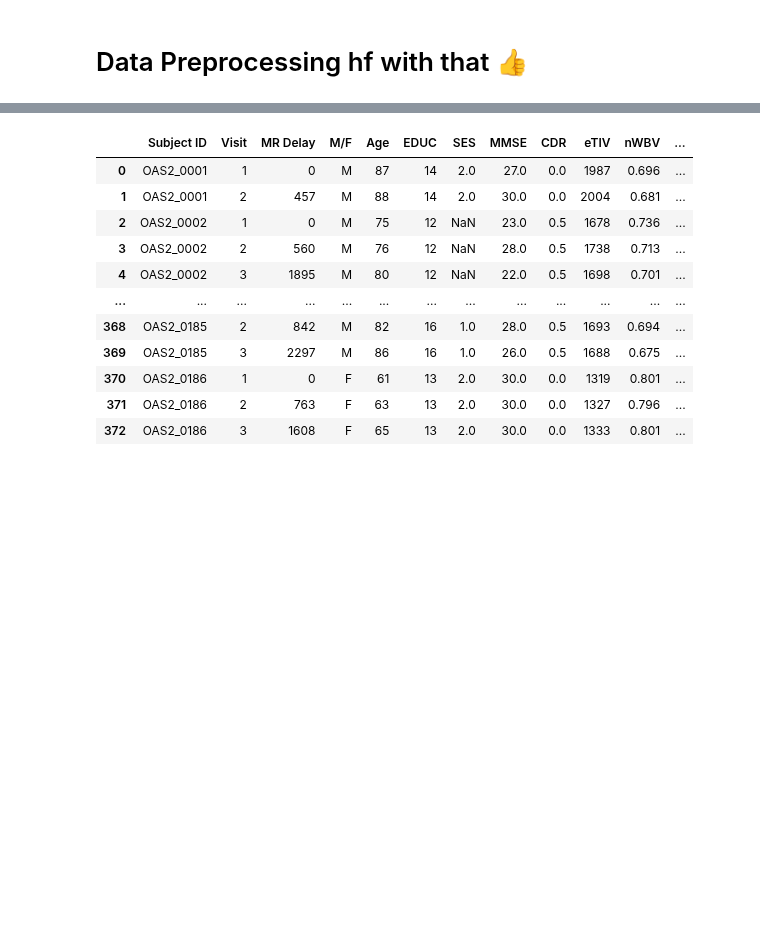
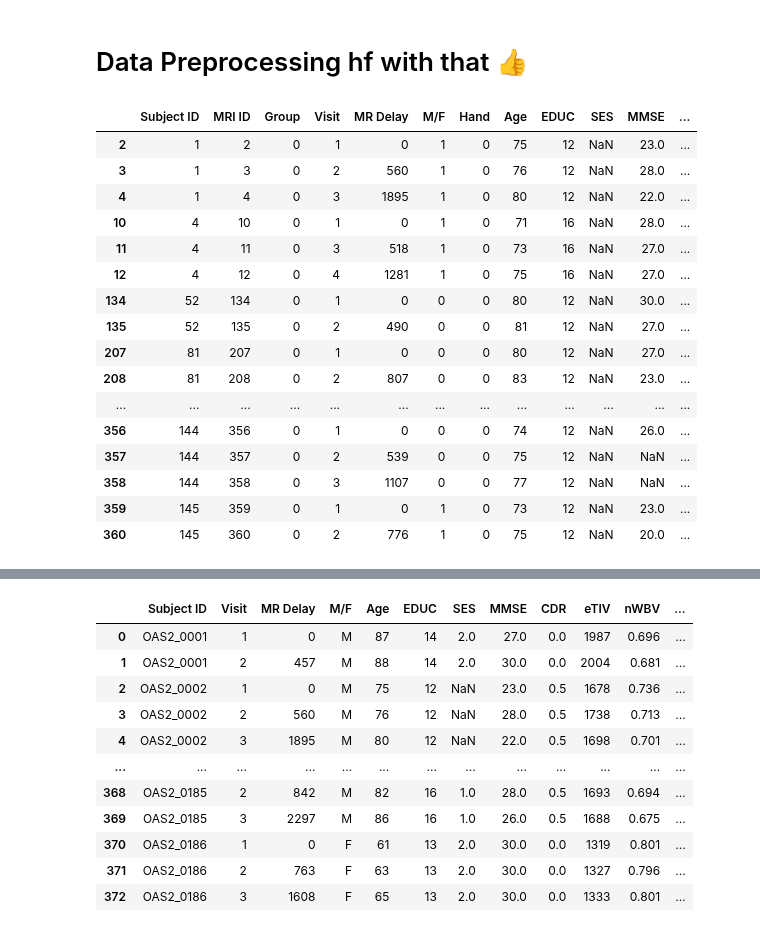
Before and after one commit to AshWz-Uni/CSS2-2025, a Jupyter notebook: datastuff.ipynb, the cells around one changed output, grey strips where cells are left out. Drawn from its saved outputs; the diff is of its cells as text; code cells hidden in the pictures; blank space fills up the shorter version.

```diff
--- a/datastuff.ipynb
+++ b/datastuff.ipynb
@@ -175,3 +170,24 @@ plt.show()
 [figure]
 # %% [markdown]
 # Data Preprocessing hf with that 👍
+# %%
+#checking for missing values in the entire dataset
+display(df[df.isna().any(axis=1)])
+# %% [output]
+|  | Subject ID | MRI ID | Group | Visit | MR Delay | M/F | Hand | Age | EDUC | SES | MMSE | ... |
+| 2 | 1 | 2 | 0 | 1 | 0 | 1 | 0 | 75 | 12 | NaN | 23.0 | ... |
+| 3 | 1 | 3 | 0 | 2 | 560 | 1 | 0 | 76 | 12 | NaN | 28.0 | ... |
+| 4 | 1 | 4 | 0 | 3 | 1895 | 1 | 0 | 80 | 12 | NaN | 22.0 | ... |
+| 10 | 4 | 10 | 0 | 1 | 0 | 1 | 0 | 71 | 16 | NaN | 28.0 | ... |
+| 11 | 4 | 11 | 0 | 3 | 518 | 1 | 0 | 73 | 16 | NaN | 27.0 | ... |
+| 12 | 4 | 12 | 0 | 4 | 1281 | 1 | 0 | 75 | 16 | NaN | 27.0 | ... |
+| 134 | 52 | 134 | 0 | 1 | 0 | 0 | 0 | 80 | 12 | NaN | 30.0 | ... |
+| 135 | 52 | 135 | 0 | 2 | 490 | 0 | 0 | 81 | 12 | NaN | 27.0 | ... |
+| 207 | 81 | 207 | 0 | 1 | 0 | 0 | 0 | 80 | 12 | NaN | 27.0 | ... |
+| 208 | 81 | 208 | 0 | 2 | 807 | 0 | 0 | 83 | 12 | NaN | 23.0 | ... |
+| ... | ... | ... | ... | ... | ... | ... | ... | ... | ... | ... | ... | ... |
+| 356 | 144 | 356 | 0 | 1 | 0 | 0 | 0 | 74 | 12 | NaN | 26.0 | ... |
+| 357 | 144 | 357 | 0 | 2 | 539 | 0 | 0 | 75 | 12 | NaN | NaN | ... |
+| 358 | 144 | 358 | 0 | 3 | 1107 | 0 | 0 | 77 | 12 | NaN | NaN | ... |
+| 359 | 145 | 359 | 0 | 1 | 0 | 1 | 0 | 73 | 12 | NaN | 23.0 | ... |
+| 360 | 145 | 360 | 0 | 2 | 776 | 1 | 0 | 75 | 12 | NaN | 20.0 | ... |
```
Also changed, not shown: parts of 8 cells of this notebook.
